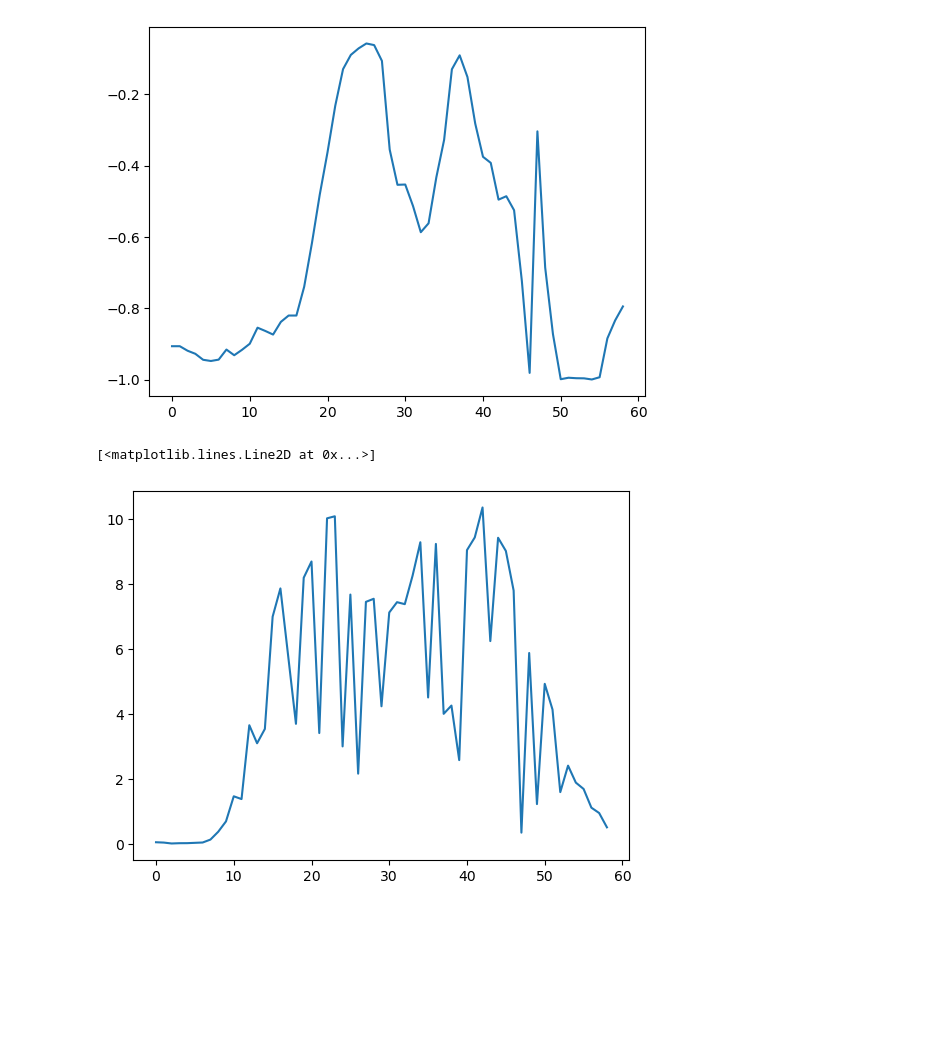
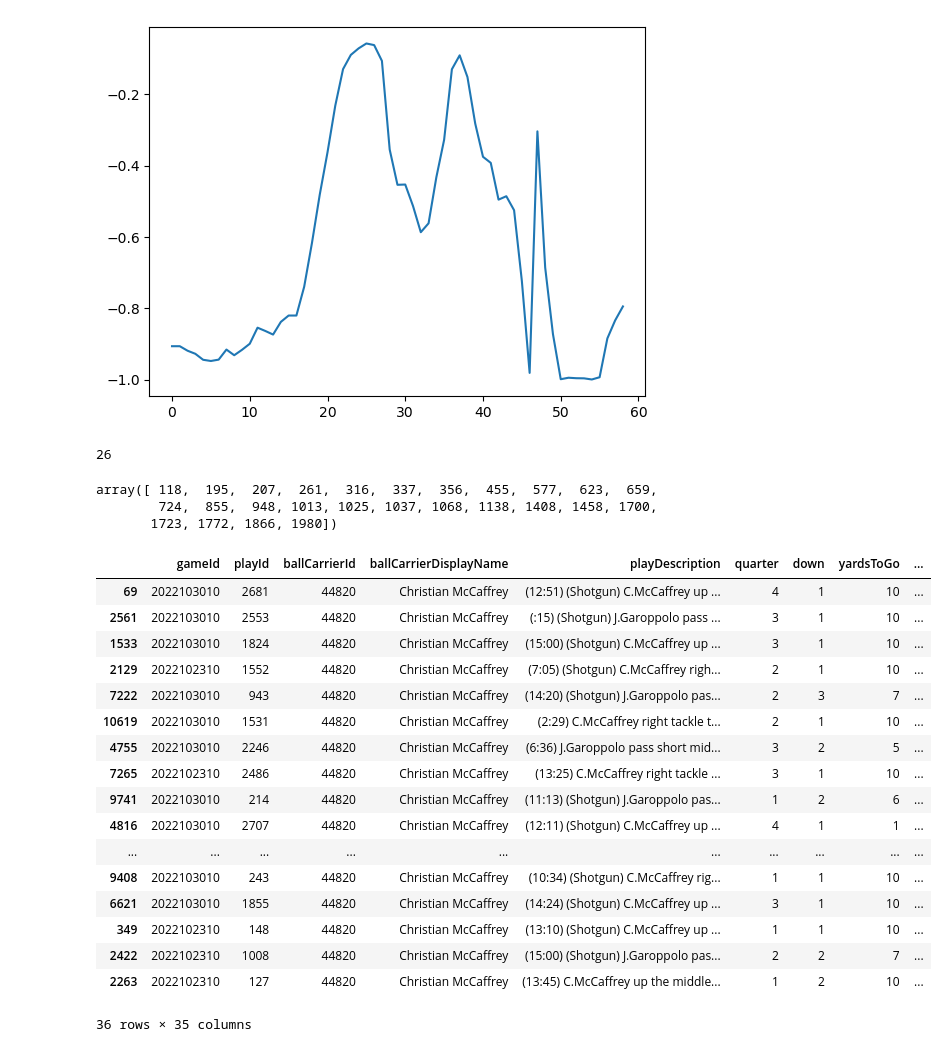
Before and after one commit to tchang1997/tackle_yards_prevented, a Jupyter notebook: notebooks/postprocessed_eda.ipynb, the cells around one changed output. Drawn from its saved outputs; the diff is of its cells as text; code cells hidden in the pictures; blank space fills up the shorter version.

```diff
--- a/notebooks/postprocessed_eda.ipynb
+++ b/notebooks/postprocessed_eda.ipynb
@@ -878,14 +885,39 @@ plt.plot(np.cos((dat.loc[dat.displayName.str.startswith("Kenyan"), "o"].values -
 [figure]
 [<matplotlib.lines.Line2D at 0x...>]
 [figure]
-# %%
-dat = tracking_data.loc[(tracking_data.gameId == 2022110700) & (tracking_data.playId == 3658) & (tracking_data.displayName.isin(["Kenyan Drake", "Tanoh Kpassagnon"]))]
-plt.plot(np.sqrt(dat.loc[dat.displayName.str.startswith("Kenyan"), "s"].values ** 2 \
-    + dat.loc[dat.displayName.str.startswith("Ta"), "s"].values ** 2 \
-    - 2 * dat.loc[dat.displayName.str.startswith("Kenyan"), "s"].values * dat.loc[dat.displayName.str.startswith("Ta"), "s"].values * np.cos((dat.loc[dat.displayName.str.startswith("Kenyan"), "o"].values - dat.loc[dat.displayName.str.startswith("Ta"), "o"].values) * np.pi)))
-# %% [output]
-[<matplotlib.lines.Line2D at 0x...>]
-[figure, removed]
+# %%
+cmc_mask = np.array([val_data[i]["play_features"].ballCarrierId == 44820 for i in range(len(val_data))])
+
+cmc_mask.sum()
+# %% [output]
+26
+# %%
+np.arange(len(val_data))[cmc_mask]
+# %% [output]
+array([ 118,  195,  207,  261,  316,  337,  356,  455,  577,  623,  659,
+        724,  855,  948, 1013, 1025, 1037, 1068, 1138, 1408, 1458, 1700,
+       1723, 1772, 1866, 1980])
+# %%
+plays[(plays.possessionTeam == "SF") & (plays.ballCarrierId == 44820)].sort_values(by="homeTeamWinProbabilityAdded")
+# %% [output]
+|  | gameId | playId | ballCarrierId | ballCarrierDisplayName | playDescription | quarter | down | yardsToGo | ... |
+| 69 | 2022103010 | 2681 | 44820 | Christian McCaffrey | (12:51) (Shotgun) C.McCaffrey up ... | 4 | 1 | 10 | ... |
+| 2561 | 2022103010 | 2553 | 44820 | Christian McCaffrey | (:15) (Shotgun) J.Garoppolo pass ... | 3 | 1 | 10 | ... |
+| 1533 | 2022103010 | 1824 | 44820 | Christian McCaffrey | (15:00) (Shotgun) C.McCaffrey up ... | 3 | 1 | 10 | ... |
+| 2129 | 2022102310 | 1552 | 44820 | Christian McCaffrey | (7:05) (Shotgun) C.McCaffrey righ... | 2 | 1 | 10 | ... |
+| 7222 | 2022103010 | 943 | 44820 | Christian McCaffrey | (14:20) (Shotgun) J.Garoppolo pas... | 2 | 3 | 7 | ... |
+| 10619 | 2022103010 | 1531 | 44820 | Christian McCaffrey | (2:29) C.McCaffrey right tackle t... | 2 | 1 | 10 | ... |
+| 4755 | 2022103010 | 2246 | 44820 | Christian McCaffrey | (6:36) J.Garoppolo pass short mid... | 3 | 2 | 5 | ... |
+| 7265 | 2022102310 | 2486 | 44820 | Christian McCaffrey | (13:25) C.McCaffrey right tackle ... | 3 | 1 | 10 | ... |
+| 9741 | 2022103010 | 214 | 44820 | Christian McCaffrey | (11:13) (Shotgun) J.Garoppolo pas... | 1 | 2 | 6 | ... |
+| 4816 | 2022103010 | 2707 | 44820 | Christian McCaffrey | (12:11) (Shotgun) C.McCaffrey up ... | 4 | 1 | 1 | ... |
+| ... | ... | ... | ... | ... | ... | ... | ... | ... | ... |
+| 9408 | 2022103010 | 243 | 44820 | Christian McCaffrey | (10:34) (Shotgun) C.McCaffrey rig... | 1 | 1 | 10 | ... |
+| 6621 | 2022103010 | 1855 | 44820 | Christian McCaffrey | (14:24) (Shotgun) C.McCaffrey up ... | 3 | 1 | 10 | ... |
+| 349 | 2022102310 | 148 | 44820 | Christian McCaffrey | (13:10) (Shotgun) C.McCaffrey up ... | 1 | 1 | 10 | ... |
+| 2422 | 2022102310 | 1008 | 44820 | Christian McCaffrey | (15:00) (Shotgun) J.Garoppolo pas... | 2 | 2 | 7 | ... |
+| 2263 | 2022102310 | 127 | 44820 | Christian McCaffrey | (13:45) C.McCaffrey up the middle... | 1 | 2 | 10 | ... |
+36 rows × 35 columns
 # %%
 fig = make_subplots(rows=2, cols=4, row_heights=[0.6, 0.2], vertical_spacing=0.2, horizontal_spacing=0.2, specs=[[{"colspan": 4}, None, None, None],
            [{}, {},  {}, {}]])
```
Also changed, not shown: parts of 5 cells of this notebook, 18 other files.
